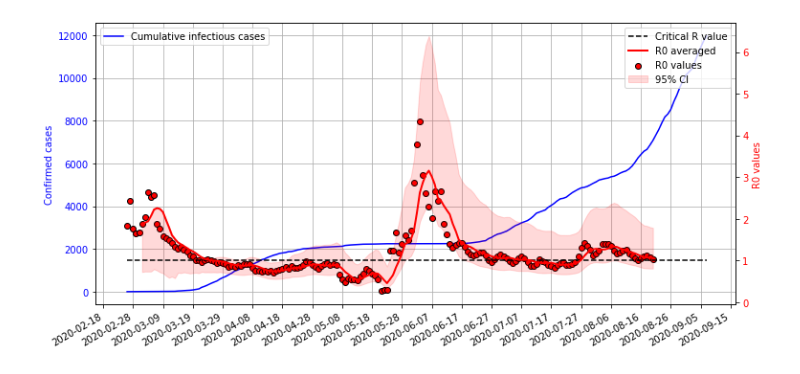
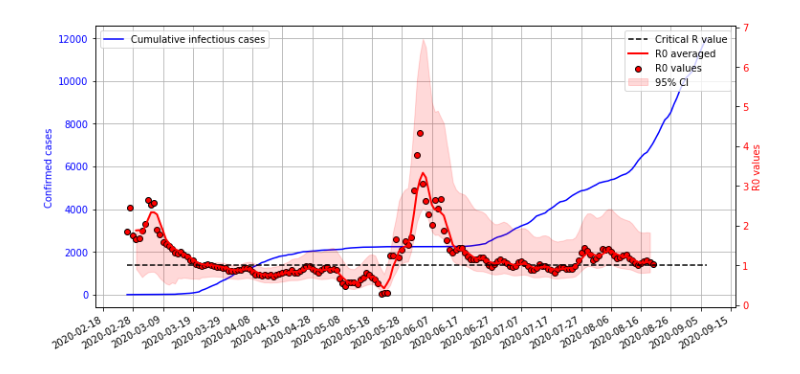
Before and after one commit to akapet00/coropy, a Jupyter notebook: sandbox/06-Basic-Reproduction-Number-Time-Series.ipynb, the cells around one changed output. Saved outputs shown, nothing was run; the diff lists cells and outputs as text; code cells hidden in the pictures.

Commit message:
improve plotting

```diff
--- a/sandbox/06-Basic-Reproduction-Number-Time-Series.ipynb
+++ b/sandbox/06-Basic-Reproduction-Number-Time-Series.ipynb
@@ -17,10 +17,11 @@ daily_tests = np.loadtxt('../data/tests.dat')
 epidemics_start_date = dt.datetime(2020, 2, 26)
 averaging_period = 16
 testing_delay = 3
-delay = averaging_period + testing_delay - 1
+delay = averaging_period + testing_delay
 # %%
-Rs = R0.estimate(confirmed_cases, averaging_period, testing_delay)
-Rs_smoothed = moving_average(Rs, ceil(averaging_period/testing_delay))
+R = R0.estimate(confirmed_cases, averaging_period, testing_delay)
+R_averaging_period = int(averaging_period / testing_delay)
+R_smoothed = moving_average(R, R_averaging_period)
 
 lb_scaler, ub_scaler = R0.uncertainty_quantification(
     sensitivity=0.85,
@@ -30,34 +31,34 @@ lb_scaler, ub_scaler = R0.uncertainty_quantification(
 # %%
 epidemics_duration = confirmed_cases.size
 dates = mdates.drange(
     epidemics_start_date,
     epidemics_start_date + dt.timedelta(days=epidemics_duration),
     dt.timedelta(days=1))
 fig = plt.figure(figsize=(12, 6))
 ax1 = fig.add_subplot(111)
 ax1.plot(dates, confirmed_cases, 'b-', label='Cumulative infectious cases')
 ax1.tick_params(axis='y', labelcolor='blue')
 ax1.set_ylabel('Confirmed cases', color='blue')
 ax1.legend()
 ax1.grid(None)
 
 ax2 = ax1.twinx()
-ax2.scatter(dates[:-delay], Rs, color='red', edgecolor='black', label='R0 values')
+ax2.scatter(dates[:-delay+1], R, color='red', edgecolor='black', label='R0 values')
 ax2.plot(dates, np.ones(dates.shape), 'k--', label='Critical R value')
-ax2.plot(dates[averaging_period//testing_delay:-delay], Rs_smoothed, 'r-', linewidth=2, label='R0 averaged')
-ax2.fill_between(dates[averaging_period//testing_delay:-delay],
-                 lb_scaler[averaging_period//testing_delay:-delay] * Rs_smoothed,
-                 ub_scaler[averaging_period//testing_delay:-delay] * Rs_smoothed,
+ax2.plot(dates[R_averaging_period-2:-delay], R_smoothed, 'r-', linewidth=2, label='R0 averaged')
+ax2.fill_between(dates[R_averaging_period-2:-delay],
+                 lb_scaler[R_averaging_period-2:-delay] * R_smoothed,
+                 ub_scaler[R_averaging_period-2:-delay] * R_smoothed,
                  color='r', alpha=0.15, label='95% CI')
 ax2.tick_params(labelcolor='r')
 ax2.set_ylabel('R0 values', color='r')
 ax2.legend()
 
 fig.gca().xaxis.set_major_formatter(
     mdates.DateFormatter('%Y-%m-%d'))
 fig.gca().xaxis.set_major_locator(
     mdates.DayLocator(interval=10))
 fig.autofmt_xdate()
 plt.show()
 # %% [output]
-[figure, old version]
+[figure, new version]
```
